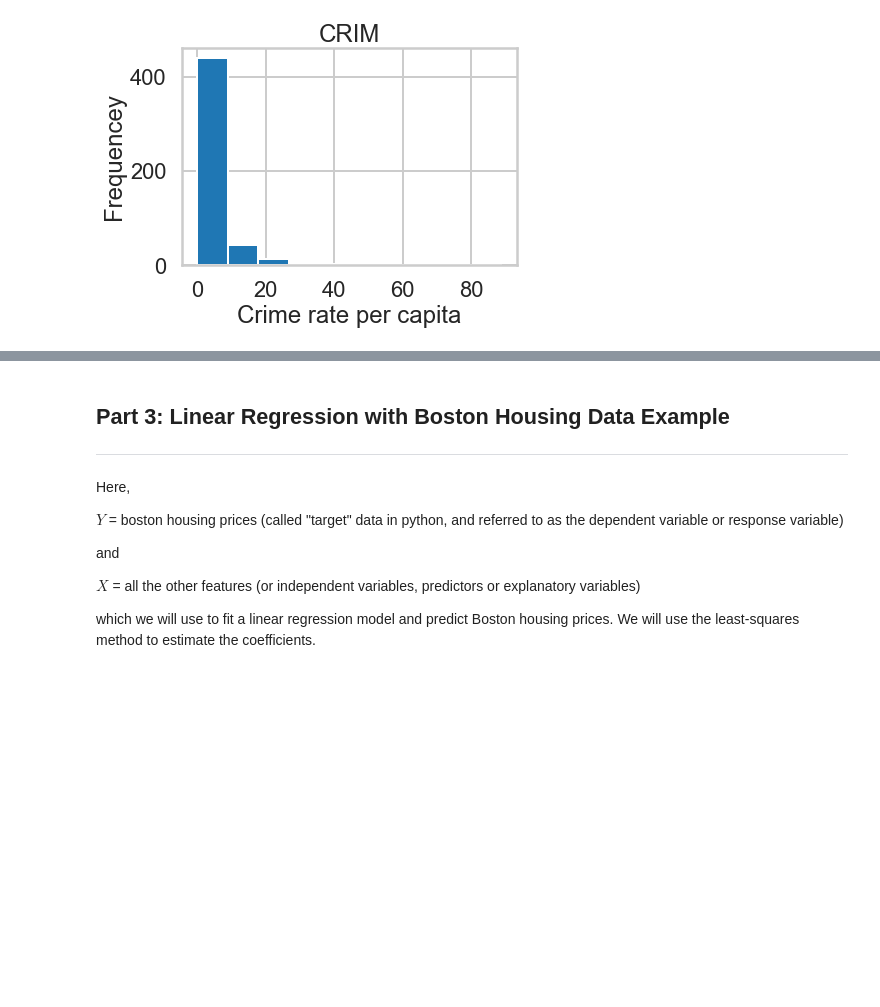
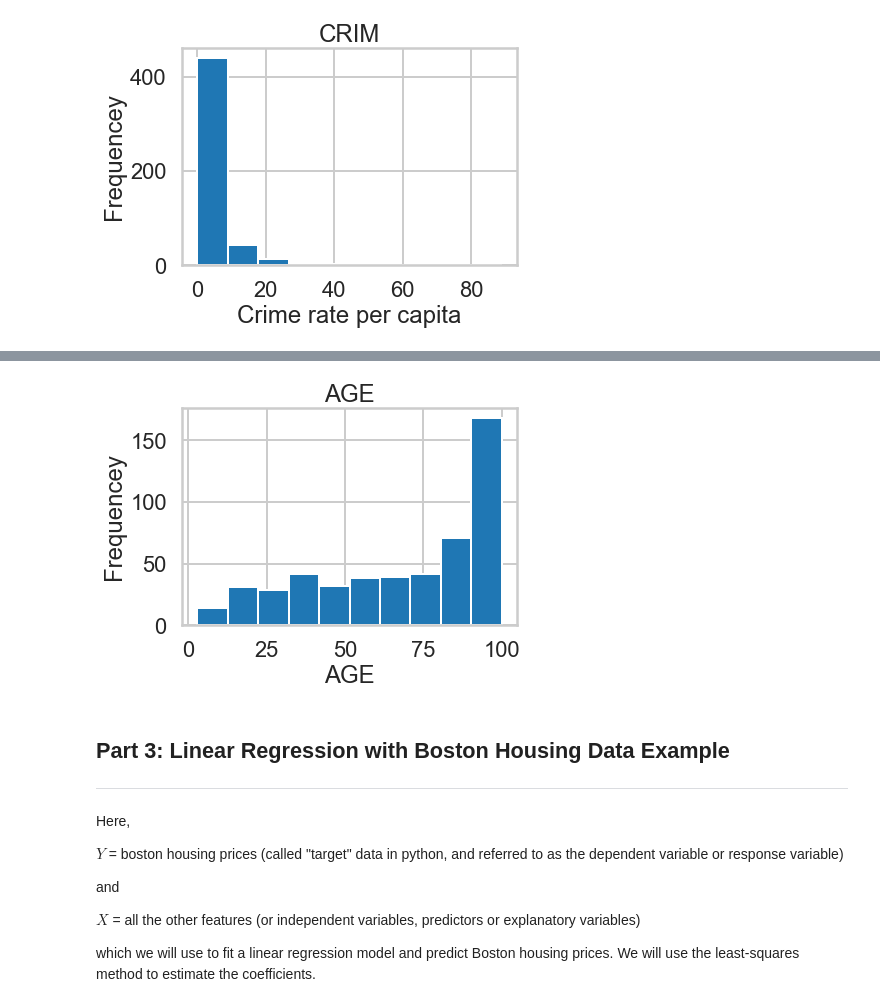
Before and after one commit to Deepak-Sathyanarayanan/ML_Projects, a Jupyter notebook: Linear_Regression.ipynb, the cells around one changed output, grey strips where cells are left out. Cells and saved outputs as stored; diff of their text form; code cells hidden in the pictures; blank space fills up the shorter version.

```diff
--- a/Linear_Regression.ipynb
+++ b/Linear_Regression.ipynb
@@ -356,3 +397,11 @@ plt.show()
+# %%
+plt.hist(bos.AGE)
+plt.title("AGE")
+plt.xlabel("AGE")
+plt.ylabel("Frequencey")
+plt.show()
+# %% [output]
+[figure, added]
 # %% [markdown]
 ## Part 3: Linear Regression with Boston Housing Data Example
 ***
```
Also changed, not shown: parts of 15 cells of this notebook.
